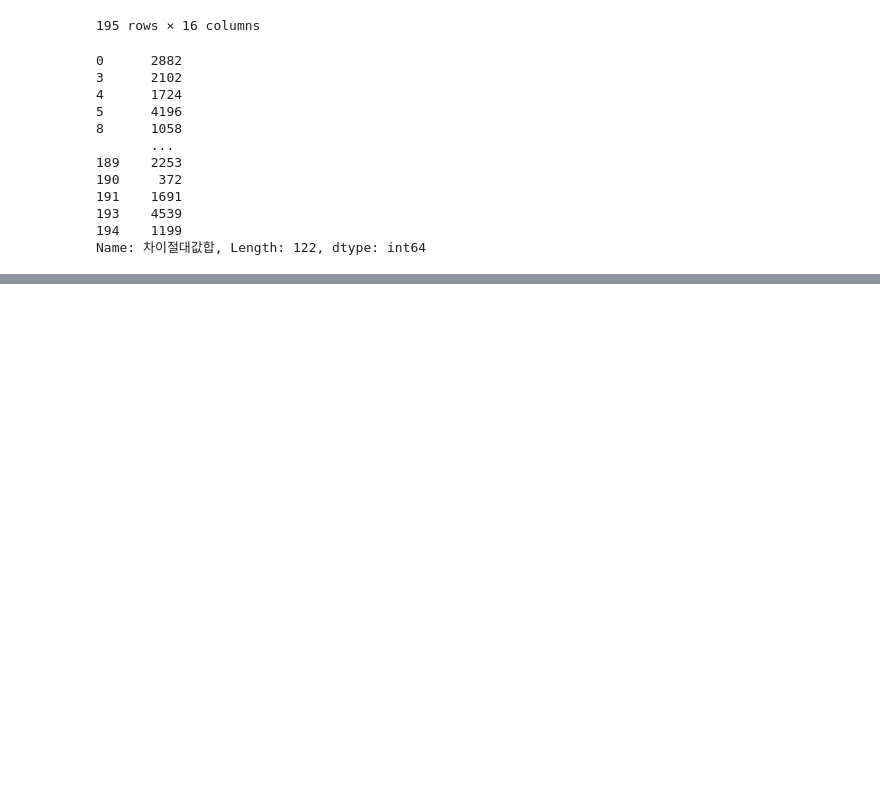
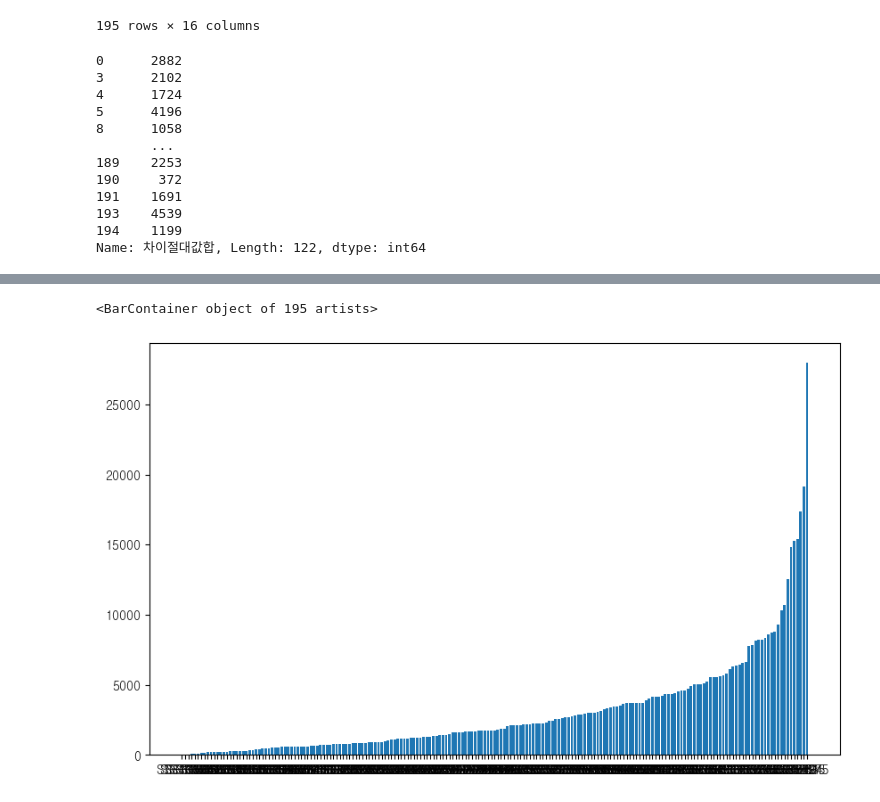
Before and after one commit to minseokpark6/SemiProject_Group3, a Jupyter notebook: Code/kimseongwon/24.05.03_temp.ipynb, the cells around one changed output, grey strips where cells are left out. Saved outputs shown, nothing was run; the diff lists cells and outputs as text; code cells hidden in the pictures; blank space fills up the shorter version.

```diff
--- a/Code/kimseongwon/24.05.03_temp.ipynb
+++ b/Code/kimseongwon/24.05.03_temp.ipynb
@@ -530,0 +563,7 @@ plt.show()
+# %%
+fig, ax = plt.subplots(figsize=(10,6))
+
+ax.bar(출퇴근_통합정보['대여소_ID'], 출퇴근_통합정보.sort_values(by='차이절대값합')['차이절대값합'])
+# %% [output]
+<BarContainer object of 195 artists>
+[figure, added]
```
Also changed, not shown: parts of 18 cells of this notebook.
